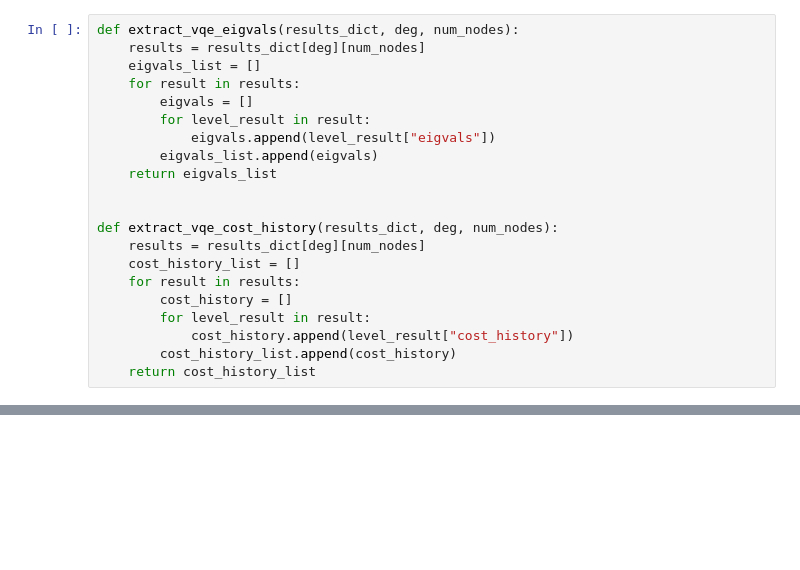
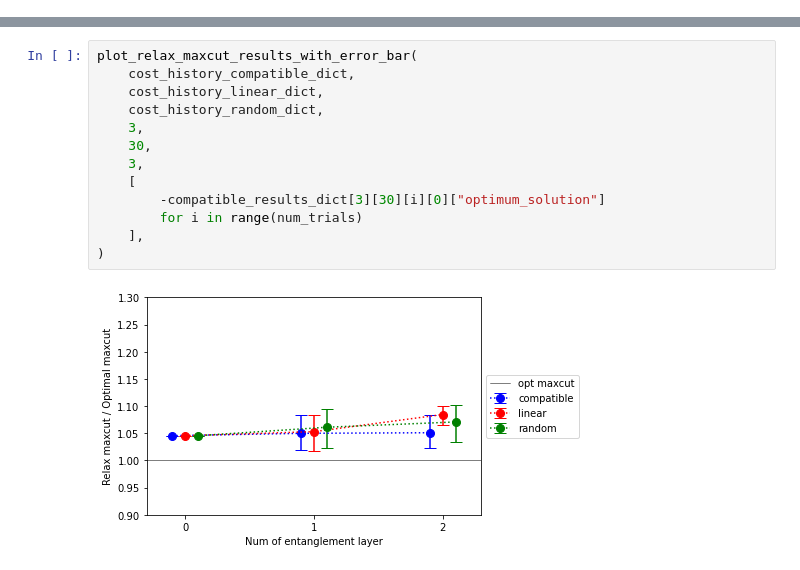
Before and after one commit to terapoon/qrao_experiment, a Jupyter notebook: qulacs/dashboard.ipynb, the cells around one changed output, grey strips where cells are left out. Cells and saved outputs as stored; diff of their text form; blank space fills up the shorter version.

```diff
--- a/qulacs/dashboard.ipynb
+++ b/qulacs/dashboard.ipynb
@@ -116,25 +58,4 @@ for deg in tqdm(degs):
         compatible_results_dict[deg][num_nodes] = compatible_results
         linear_results_dict[deg][num_nodes] = linear_results
         random_results_dict[deg][num_nodes] = random_results
-# %%
-def extract_vqe_eigvals(results_dict, deg, num_nodes):
-    results = results_dict[deg][num_nodes]
-    eigvals_list = []
-    for result in results:
-        eigvals = []
-        for level_result in result:
-            eigvals.append(level_result["eigvals"])
-        eigvals_list.append(eigvals)
-    return eigvals_list
-
-
-def extract_vqe_cost_history(results_dict, deg, num_nodes):
-    results = results_dict[deg][num_nodes]
-    cost_history_list = []
-    for result in results:
-        cost_history = []
-        for level_result in result:
-            cost_history.append(level_result["cost_history"])
-        cost_history_list.append(cost_history)
-    return cost_history_list
 # %%
@@ -341,0 +92,15 @@ def calc_statistics(
+# %%
+plot_relax_maxcut_results_with_error_bar(
+    cost_history_compatible_dict,
+    cost_history_linear_dict,
+    cost_history_random_dict,
+    3,
+    30,
+    3,
+    [
+        -compatible_results_dict[3][30][i][0]["optimum_solution"]
+        for i in range(num_trials)
+    ],
+)
+# %% [output]
+[figure, added]
```
Also changed, not shown: parts of 24 cells of this notebook, 20 other files.
